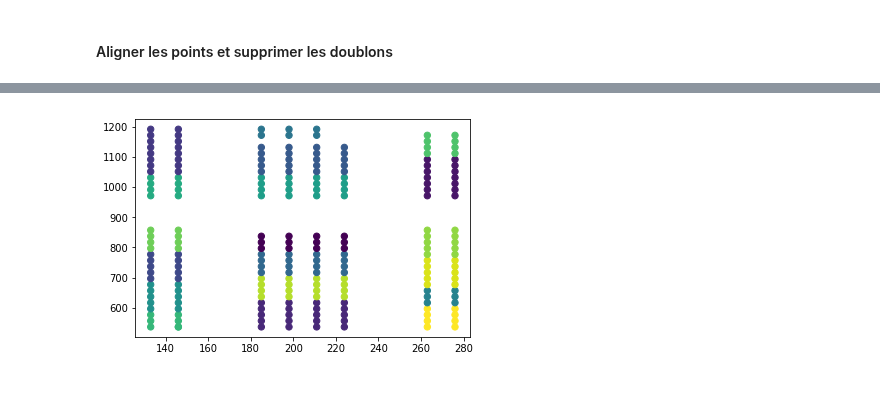
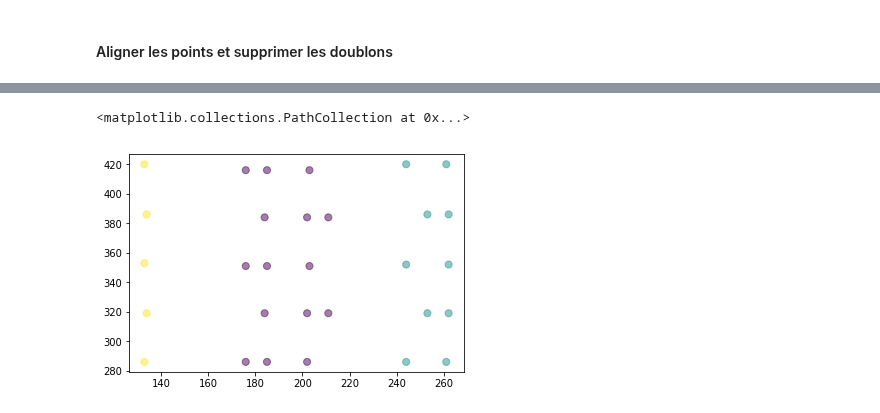
Before and after one commit to vincentnam/ProjetInterpromo2020G8, a Jupyter notebook: Jason_Daurat_notebook.ipynb, the cells around one changed output, grey strips where cells are left out. Saved outputs shown, nothing was run; the diff lists cells and outputs as text; code cells hidden in the pictures.

```diff
--- a/Jason_Daurat_notebook.ipynb
+++ b/Jason_Daurat_notebook.ipynb
@@ -665,6 +843,0 @@ from sklearn.mixture import GaussianMixture
-# %%
-gmm = GaussianMixture(n_components=19).fit(l_test)
-labels = gmm.predict(l_test)
-plt.scatter(x, y, c=labels, s=40, cmap='viridis');
-# %% [output]
-[figure, removed]
@@ -674 +844,7 @@ from sklearn.cluster import DBSCAN
+# %%
+dbscan = DBSCAN(eps=38, min_samples=3).fit(business_seat)
+plt.scatter(x_b, y_b, c=dbscan.labels_.astype(float), s=50, alpha=0.5)
+# %% [output]
+<matplotlib.collections.PathCollection at 0x...>
+[figure, added]
 # %%
```
Also changed, not shown: parts of 33 cells of this notebook.
